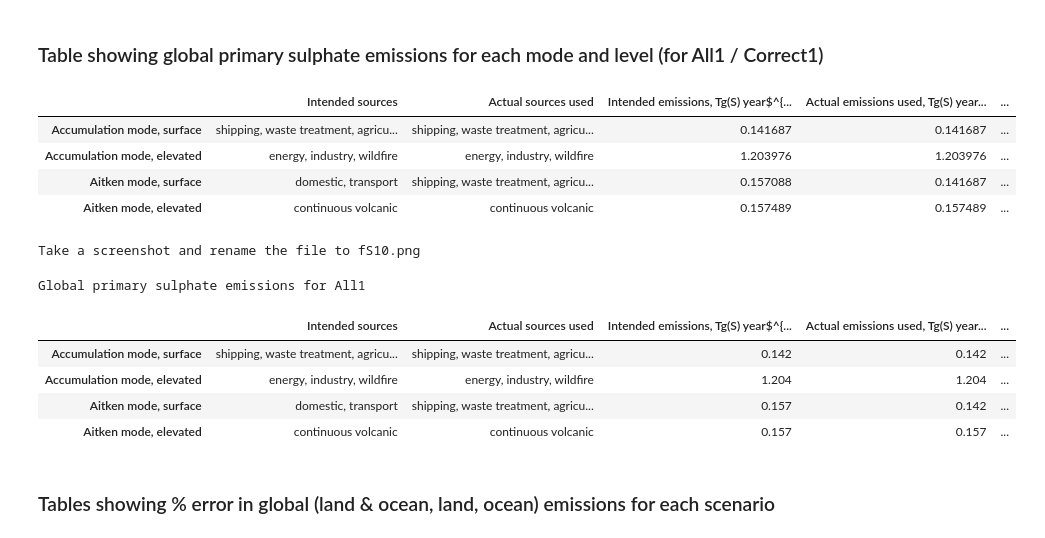
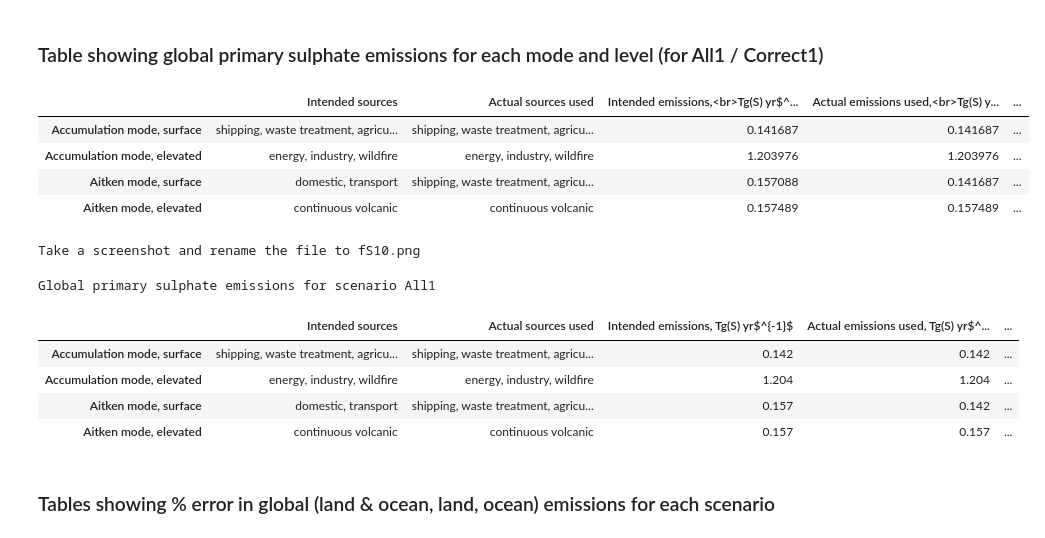
Before and after one commit to grandey/draft2017a-region-rfp, a Jupyter notebook: emissions_bug_draft2017a.ipynb, the cells around one changed output. Drawn from its saved outputs; the diff is of its cells as text; code cells hidden in the pictures.

```diff
--- a/emissions_bug_draft2017a.ipynb
+++ b/emissions_bug_draft2017a.ipynb
@@ -95,40 +95,40 @@ for aer_mode in ['so4_a1', 'so4_a2']:  # accumulation mode or Aitken mode
         data = lib_draft2017a.load_emissions(aer_mode, surf_or_elev, scenario=scenario)
         data_sum = float(climapy.xr_area_weighted_stat(data, stat='sum')) / 1e12  # Tg(S)/yr
         sulphate_dict['{}_{}'.format(aer_mode, surf_or_elev)] = data_sum
 # Dictionary containing emissions sources
 source_dict = {'so4_a1_surf': 'shipping, waste treatment, agricultural waste burning',
                'so4_a1_elev': 'energy, industry, wildfire',
                'so4_a2_surf': 'domestic, transport',
                'so4_a2_elev': 'continuous volcanic'}
 # Populate DataFrame
 sulphate_df = pd.DataFrame(columns=['Intended sources',
                                     'Actual sources used',
-                                    'Intended emissions, Tg(S) year$^{-1}$',
-                                    'Actual emissions used, Tg(S) year$^{-1}$',
-                                    'Error (actual - intended), Tg(S) year$^{-1}$'])
+                                    'Intended emissions,<br>Tg(S) yr$^{-1}$',
+                                    'Actual emissions used,<br>Tg(S) yr$^{-1}$',
+                                    'Error (actual - intended),<br>Tg(S) yr$^{-1}$'])
 for aer_mode, aer_mode_long in zip(['so4_a1', 'so4_a2'],
                                    ['Accumulation mode', 'Aitken mode']):
     for surf_or_elev, surf_or_elev_long in zip(['surf', 'elev'],
                                                ['surface', 'elevated']):
         intended = sulphate_dict['{}_{}'.format(aer_mode, surf_or_elev)]
         intended_sources = source_dict['{}_{}'.format(aer_mode, surf_or_elev)]
         if aer_mode == 'so4_a2' and surf_or_elev == 'surf':
             actual = sulphate_dict['so4_a1_surf']
             actual_sources = source_dict['so4_a1_surf']
         else:
             actual = intended
             actual_sources = intended_sources
         error = actual - intended
         sulphate_df = sulphate_df.append(
                 pd.Series({'Intended sources': intended_sources,
                            'Actual sources used': actual_sources,
-                           'Intended emissions, Tg(S) year$^{-1}$': intended,
-                           'Actual emissions used, Tg(S) year$^{-1}$': actual,
-                           'Error (actual - intended), Tg(S) year$^{-1}$': error},
+                           'Intended emissions,<br>Tg(S) yr$^{-1}$': intended,
+                           'Actual emissions used,<br>Tg(S) yr$^{-1}$': actual,
+                           'Error (actual - intended),<br>Tg(S) yr$^{-1}$': error},
                 name='{}, {}'.format(aer_mode_long, surf_or_elev_long)))
 sulphate_df
 # %% [output]
-|  | Intended sources | Actual sources used | Intended emissions, Tg(S) year$^{... | Actual emissions used, Tg(S) year... | ... |
+|  | Intended sources | Actual sources used | Intended emissions,<br>Tg(S) yr$^... | Actual emissions used,<br>Tg(S) y... | ... |
 | Accumulation mode, surface | shipping, waste treatment, agricu... | shipping, waste treatment, agricu... | 0.141687 | 0.141687 | ... |
 | Accumulation mode, elevated | energy, industry, wildfire | energy, industry, wildfire | 1.203976 | 1.203976 | ... |
 | Aitken mode, surface | domestic, transport | shipping, waste treatment, agricu... | 0.157088 | 0.141687 | ... |
@@ -141,10 +141,10 @@ sulphate_styler = sulphate_df.style\
                       {'selector': 'caption',  # caption properties
                        'props': [('text-align', 'center'),
                                  ('font-size', '150%')]}])\
-    .set_caption('Global primary sulphate emissions for All1')\
-    .format({'Intended emissions, Tg(S) year$^{-1}$': '{:.3f}',
-             'Actual emissions used, Tg(S) year$^{-1}$': '{:.3f}',
-             'Error (actual - intended), Tg(S) year$^{-1}$': '{:.3f}'})\
+    .set_caption('Global primary sulphate emissions for scenario All1')\
+    .format({'Intended emissions,<br>Tg(S) yr$^{-1}$': '{:.3f}',
+             'Actual emissions used,<br>Tg(S) yr$^{-1}$': '{:.3f}',
+             'Error (actual - intended),<br>Tg(S) yr$^{-1}$': '{:.3f}'})\
     .set_properties(**{'text-align': 'center', 'width': '4.2cm'})
 # Render to HTML and manually highlight specific cells
 sulphate_render = sulphate_styler.render()
@@ -159,8 +159,8 @@ supp_figure_counter += 1
 IPython.display.HTML(sulphate_render)
 # %% [output]
 Take a screenshot and rename the file to fS10.png
-Global primary sulphate emissions for All1
+Global primary sulphate emissions for scenario All1
-|  | Intended sources | Actual sources used | Intended emissions, Tg(S) year$^{... | Actual emissions used, Tg(S) year... | ... |
+|  | Intended sources | Actual sources used | Intended emissions, Tg(S) yr$^{-1}$ | Actual emissions used, Tg(S) yr$^... | ... |
 | Accumulation mode, surface | shipping, waste treatment, agricu... | shipping, waste treatment, agricu... | 0.142 | 0.142 | ... |
 | Accumulation mode, elevated | energy, industry, wildfire | energy, industry, wildfire | 1.204 | 1.204 | ... |
 | Aitken mode, surface | domestic, transport | shipping, waste treatment, agricu... | 0.157 | 0.142 | ... |
```
Also changed, not shown: parts of 19 cells of this notebook.
